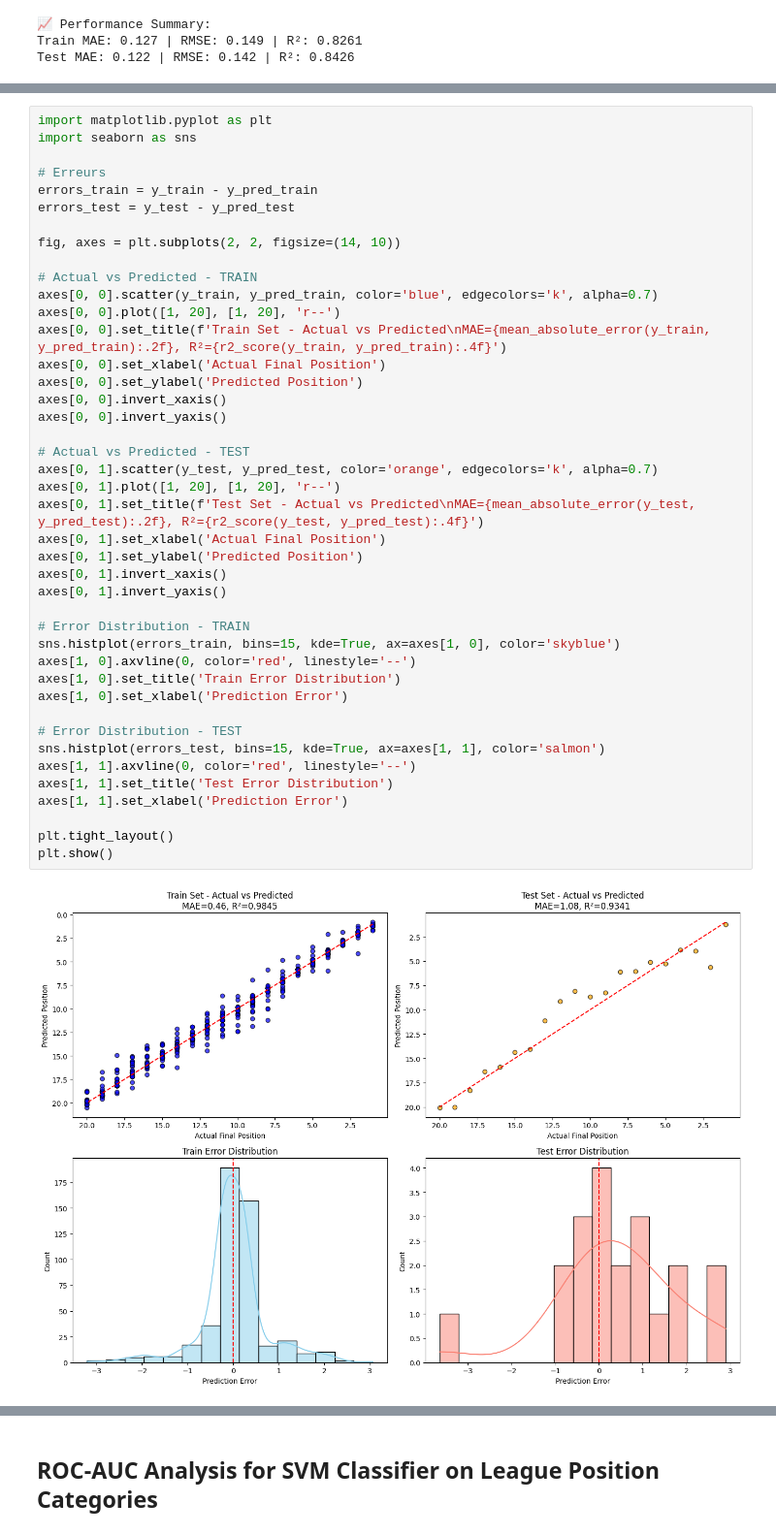
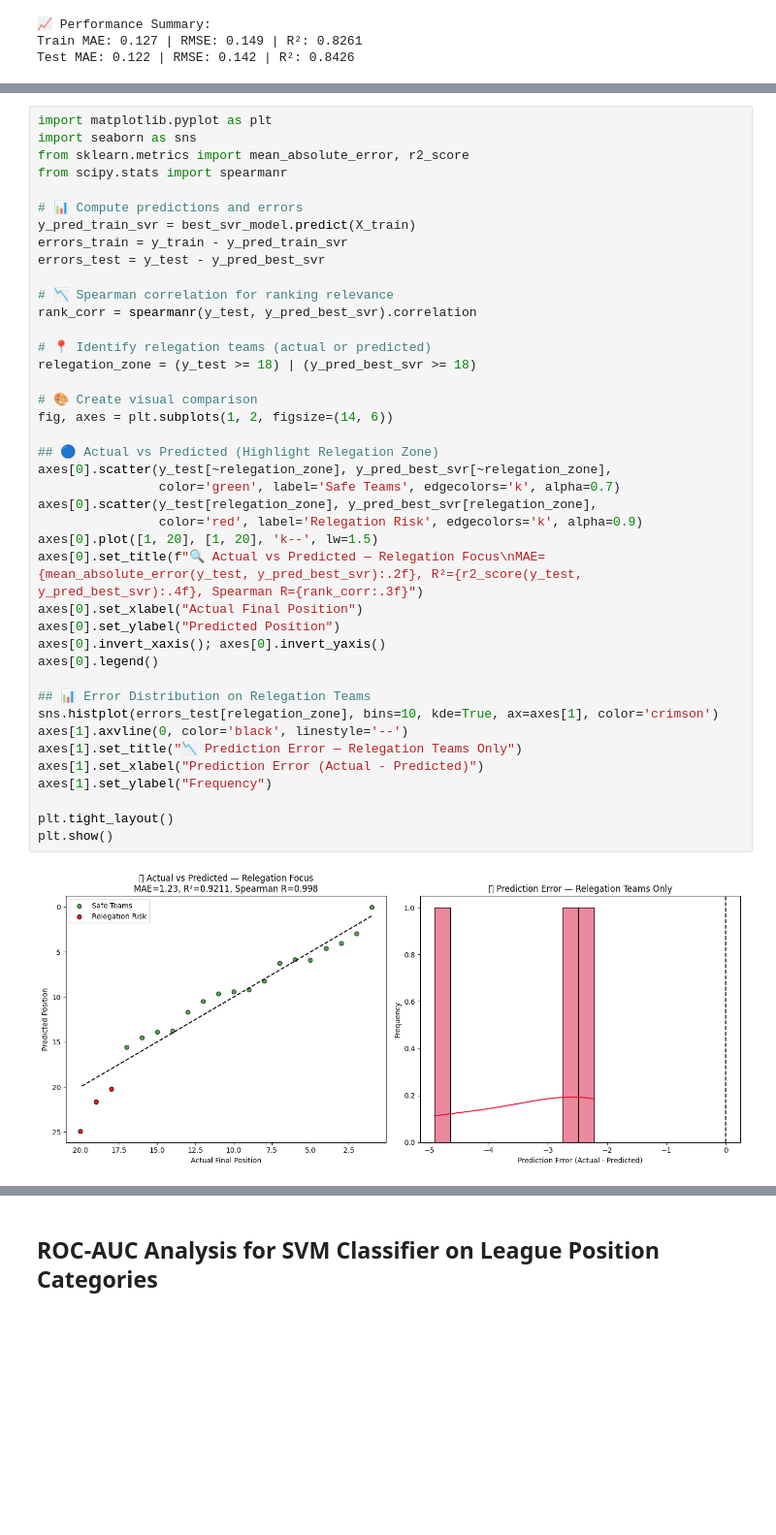
Before and after one commit to AtfastrSlushyMaker/pl-standings-prediction-project, a Jupyter notebook: notebooks/algorithms/SVM/svm_model.ipynb, the cells around one changed output, grey strips where cells are left out. Shown at 97% size. Drawn from its saved outputs; the diff is of its cells as text; blank space fills up the shorter version.

```diff
--- a/notebooks/algorithms/SVM/svm_model.ipynb
+++ b/notebooks/algorithms/SVM/svm_model.ipynb
@@ -388,44 +335,43 @@ else:
 # %%
 import matplotlib.pyplot as plt
 import seaborn as sns
+from sklearn.metrics import mean_absolute_error, r2_score
+from scipy.stats import spearmanr
 
-# Erreurs
-errors_train = y_train - y_pred_train
-errors_test = y_test - y_pred_test
+# 📊 Compute predictions and errors
+y_pred_train_svr = best_svr_model.predict(X_train)
+errors_train = y_train - y_pred_train_svr
+errors_test = y_test - y_pred_best_svr
 
-fig, axes = plt.subplots(2, 2, figsize=(14, 10))
+# 📉 Spearman correlation for ranking relevance
+rank_corr = spearmanr(y_test, y_pred_best_svr).correlation
 
-# Actual vs Predicted - TRAIN
-axes[0, 0].scatter(y_train, y_pred_train, color='blue', edgecolors='k', alpha=0.7)
-axes[0, 0].plot([1, 20], [1, 20], 'r--')
-axes[0, 0].set_title(f'Train Set - Actual vs Predicted\nMAE={mean_absolute_error(y_train, y_pred_train):.2f}, R²={r2_score(y_train, y_pred_train):.4f}')
-axes[0, 0].set_xlabel('Actual Final Position')
-axes[0, 0].set_ylabel('Predicted Position')
-axes[0, 0].invert_xaxis()
-axes[0, 0].invert_yaxis()
+# 📍 Identify relegation teams (actual or predicted)
+relegation_zone = (y_test >= 18) | (y_pred_best_svr >= 18)
 
-# Actual vs Predicted - TEST
-axes[0, 1].scatter(y_test, y_pred_test, color='orange', edgecolors='k', alpha=0.7)
-axes[0, 1].plot([1, 20], [1, 20], 'r--')
-axes[0, 1].set_title(f'Test Set - Actual vs Predicted\nMAE={mean_absolute_error(y_test, y_pred_test):.2f}, R²={r2_score(y_test, y_pred_test):.4f}')
-axes[0, 1].set_xlabel('Actual Final Position')
-axes[0, 1].set_ylabel('Predicted Position')
-axes[0, 1].invert_xaxis()
-axes[0, 1].invert_yaxis()
+# 🎨 Create visual comparison
+fig, axes = plt.subplots(1, 2, figsize=(14, 6))
 
-# Error Distribution - TRAIN
-sns.histplot(errors_train, bins=15, kde=True, ax=axes[1, 0], color='skyblue')
-axes[1, 0].axvline(0, color='red', linestyle='--')
-axes[1, 0].set_title('Train Error Distribution')
-axes[1, 0].set_xlabel('Prediction Error')
+## 🔵 Actual vs Predicted (Highlight Relegation Zone)
+axes[0].scatter(y_test[~relegation_zone], y_pred_best_svr[~relegation_zone],
+                color='green', label='Safe Teams', edgecolors='k', alpha=0.7)
+axes[0].scatter(y_test[relegation_zone], y_pred_best_svr[relegation_zone],
+                color='red', label='Relegation Risk', edgecolors='k', alpha=0.9)
+axes[0].plot([1, 20], [1, 20], 'k--', lw=1.5)
+axes[0].set_title(f"🔍 Actual vs Predicted — Relegation Focus\nMAE={mean_absolute_error(y_test, y_pred_best_svr):.2f}, R²={r2_score(y_test, y_pred_best_svr):.4f}, Spearman R={rank_corr:.3f}")
+axes[0].set_xlabel("Actual Final Position")
+axes[0].set_ylabel("Predicted Position")
+axes[0].invert_xaxis(); axes[0].invert_yaxis()
+axes[0].legend()
 
-# Error Distribution - TEST
-sns.histplot(errors_test, bins=15, kde=True, ax=axes[1, 1], color='salmon')
-axes[1, 1].axvline(0, color='red', linestyle='--')
-axes[1, 1].set_title('Test Error Distribution')
-axes[1, 1].set_xlabel('Prediction Error')
+## 📊 Error Distribution on Relegation Teams
+sns.histplot(errors_test[relegation_zone], bins=10, kde=True, ax=axes[1], color='crimson')
+axes[1].axvline(0, color='black', linestyle='--')
+axes[1].set_title("📉 Prediction Error — Relegation Teams Only")
+axes[1].set_xlabel("Prediction Error (Actual - Predicted)")
+axes[1].set_ylabel("Frequency")
 
 plt.tight_layout()
 plt.show()
 # %% [output]
-[figure, old version]
+[figure, new version]
```
Also changed, not shown: parts of 27 cells of this notebook.
